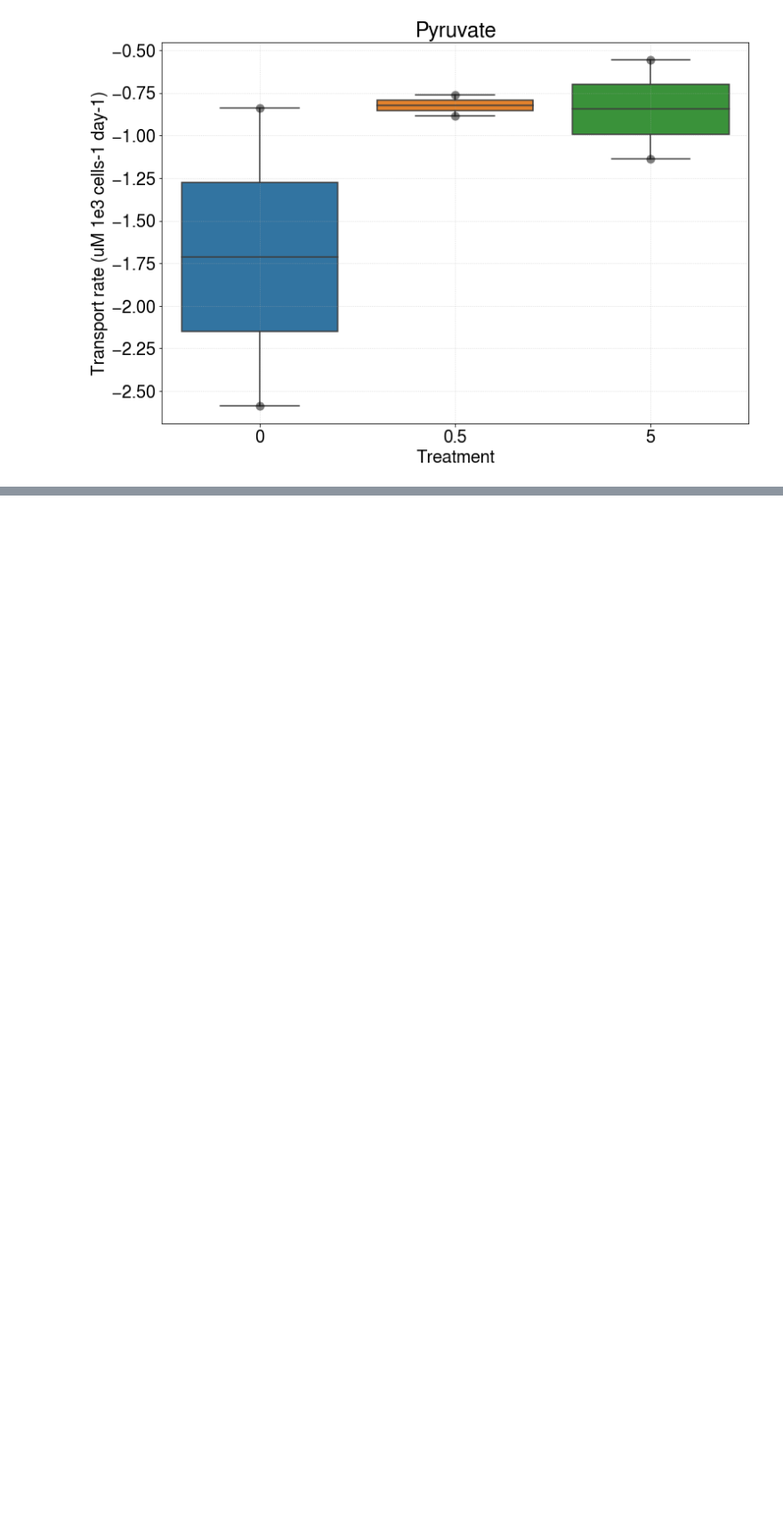
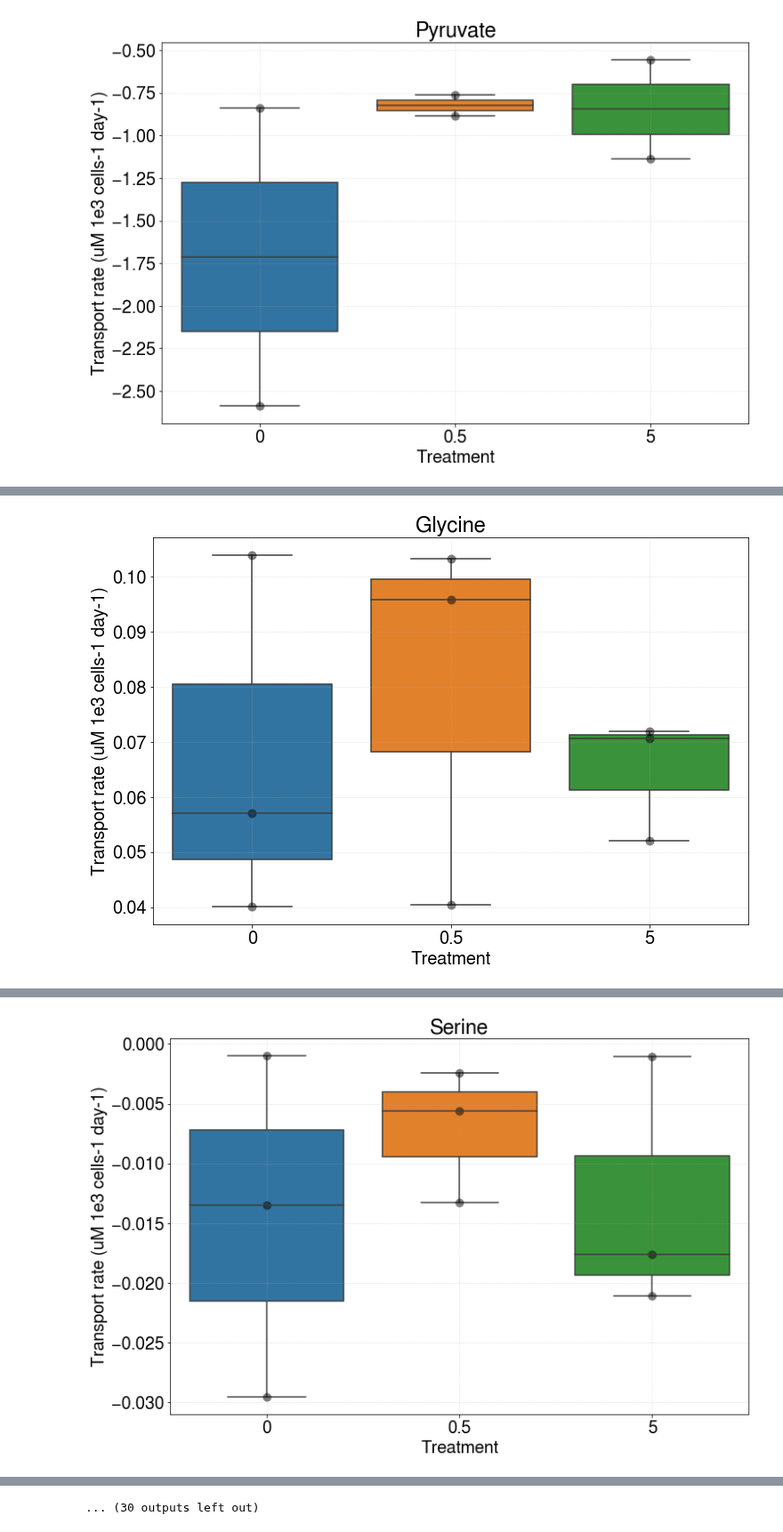
Before and after one commit to adelomana/HUVECs, a Jupyter notebook: figure.3.extracellular.metabolites/transport rates.ipynb, the cells around one changed output, grey strips where cells are left out. Shown at 89% size. Drawn from its saved outputs; the diff is of its cells as text; code cells hidden in the pictures; blank space fills up the shorter version.

Commit message:
metabolites and aas together for transp. rates

```diff
--- a/figure.3.extracellular.metabolites/transport rates.ipynb
+++ b/figure.3.extracellular.metabolites/transport rates.ipynb
@@ -219,0 +221,6 @@ statistics AC 1.0 0.6666666666666666
+# %%
+experiments = [2, 6, 7]
+treatments = [0, 0.5, 5]
+
+metabolites = df.columns[12:33].to_list()
+print(metabolites, len(metabolites))
@@ -219,0 +229,64 @@ statistics AC 1.0 0.6666666666666666
+# %%
+for metabolite in metabolites:
+    boxes = []
+    for treatment in treatments:
+        box = []
+        for experiment in experiments:
+
+            print(metabolite, treatment, experiment)
+
+            # amounts
+            sub_exp = df[df['Experiment'] == experiment]
+            sub_exp_treatment = sub_exp[sub_exp['Treatment'] == treatment]
+            end = sub_exp_treatment[sub_exp_treatment['Timepoint (h)'] == 24]
+            start = sub_exp_treatment[sub_exp_treatment['Timepoint (h)'] == 4]
+
+            concentration_start = start[metabolite].values
+            concentration_end = end[metabolite].values
+            cells = end['Cell numbers'].values
+
+            # concentration begining
+            if concentration_start[0] != '-':
+
+                cell_factor = numpy.median(cells)/1e3
+                difference = numpy.median(concentration_end) - numpy.median(concentration_start)
+                plotting_value = difference/cell_factor * (24/20)
+                box.append(plotting_value)
+
+                print('start', concentration_start, numpy.median(concentration_start))
+                print('end', concentration_end, numpy.median(concentration_end))
+                print('cells', cells, numpy.median(cells))
+
+        # add box to boxes
+        print(box)
+        print()
+        boxes.append(box)
+
+    #
+    # statistical test
+    #
+    print('stats')
+    print(boxes)
+    stat, pvalue = scipy.stats.mannwhitneyu(boxes[0], boxes[1])
+    print('statistics AB', stat, pvalue)
+    stat, pvalue = scipy.stats.mannwhitneyu(boxes[0], boxes[2])
+    print('statistics AC', stat, pvalue)
+
+    #
+    # plot figure
+    #
+    seaborn.boxplot(data=boxes)
+
+    # scatter
+    for i in range(len(boxes)):
+        for element in boxes[i]:
+            matplotlib.pyplot.plot(i, element, 'o', color='black', alpha=0.5, ms=10, mew=0)
+
+    # close figure
+    matplotlib.pyplot.title(metabolite)
+    matplotlib.pyplot.xlabel('Treatment')
+    matplotlib.pyplot.ylabel('Transport rate (uM 1e3 cells-1 day-1)')
+    matplotlib.pyplot.xticks([0, 1, 2], ['0', '0.5', '5'])
+    matplotlib.pyplot.grid(ls=':', alpha=0.5)
+    matplotlib.pyplot.show()
+# %% [output]
@@ -219,0 +310 @@ statistics AC 1.0 0.6666666666666666
+[figure, added]
@@ -219,0 +328 @@ statistics AC 1.0 0.6666666666666666
+[figure, added]
@@ -219,0 +401 @@ statistics AC 1.0 0.6666666666666666
+... (30 outputs left out)
```
Also changed, not shown: parts of 6 cells of this notebook.
